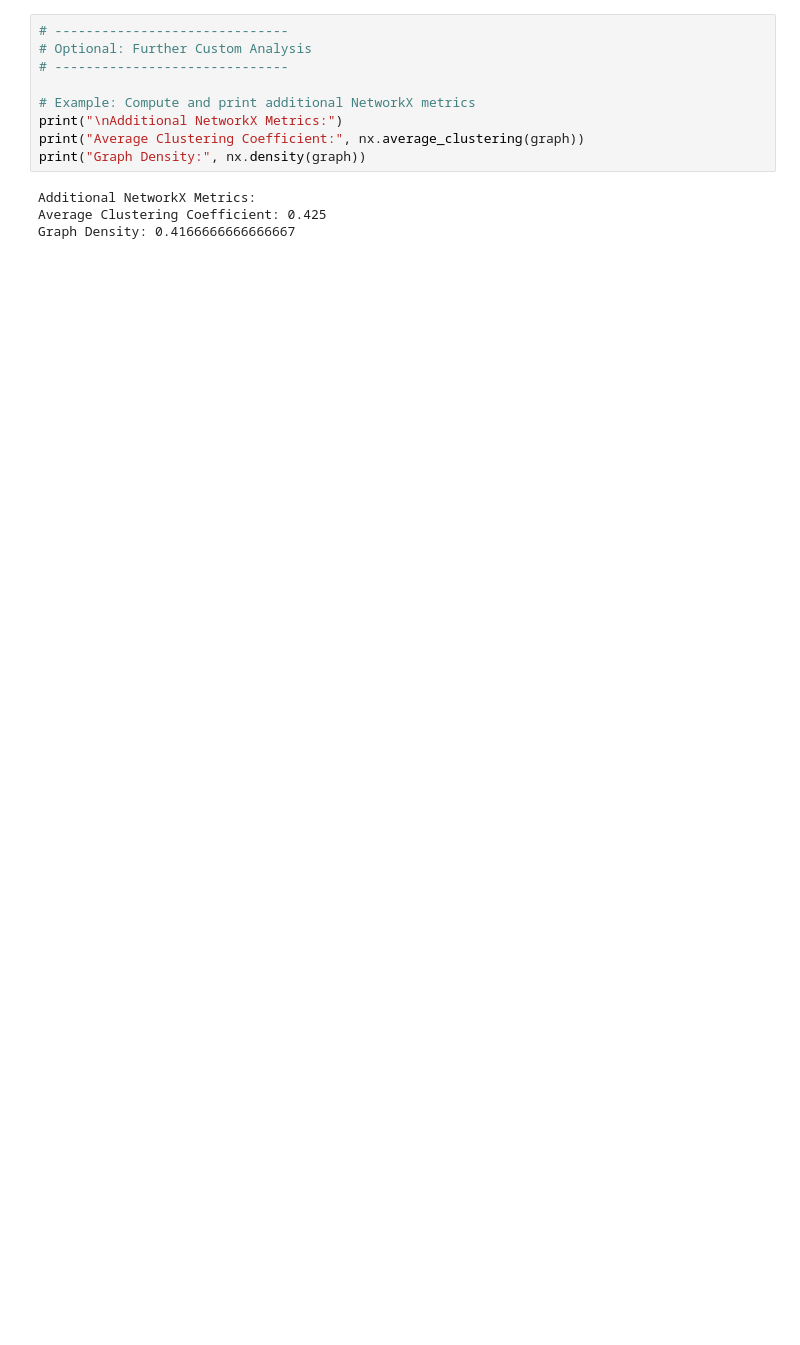
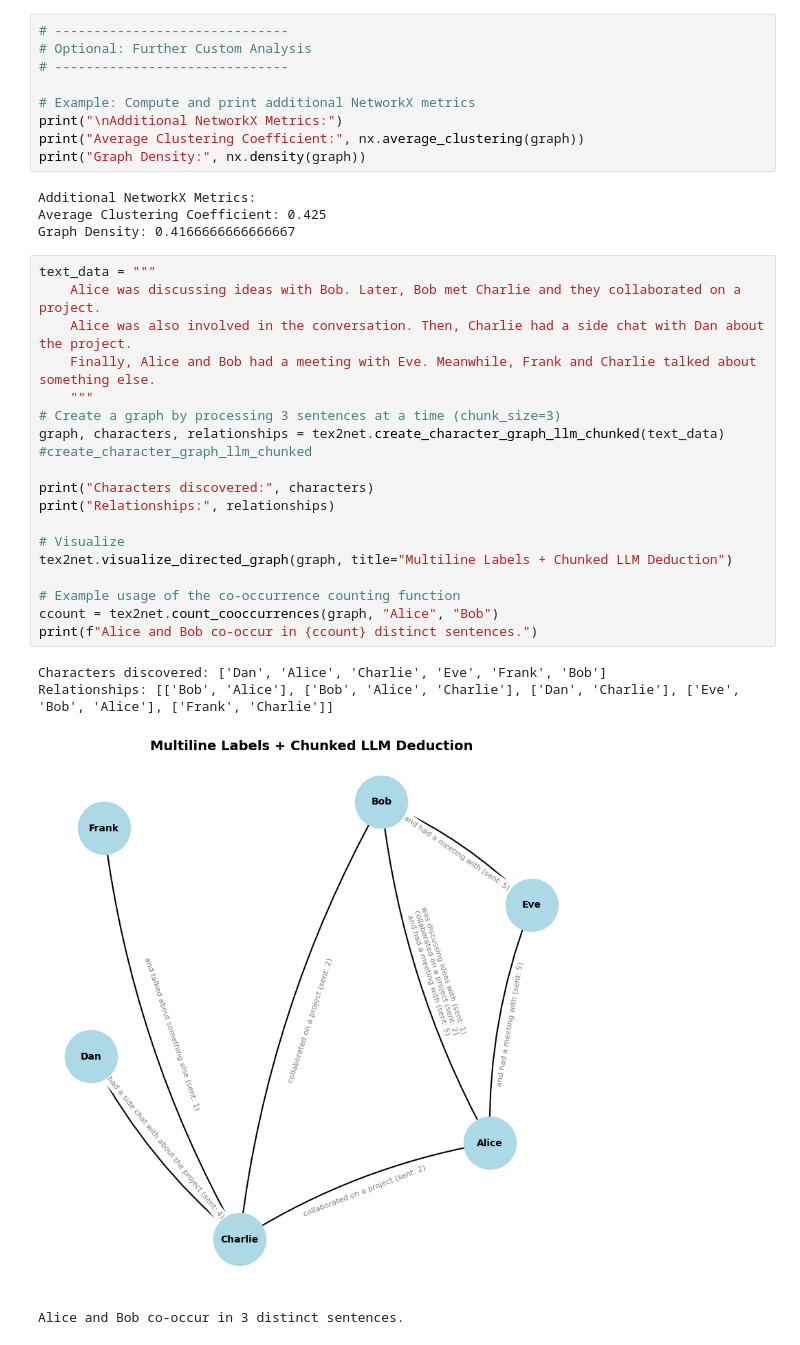
Before and after one commit to jtaca/tex2net, a Jupyter notebook: example_usage.ipynb, the cells around one changed output. Saved outputs shown, nothing was run; the diff lists cells and outputs as text; blank space fills up the shorter version.

```diff
--- a/example_usage.ipynb
+++ b/example_usage.ipynb
@@ -131,3 +131,26 @@ print("Graph Density:", nx.density(graph))
 Additional NetworkX Metrics:
 Average Clustering Coefficient: 0.425
 Graph Density: 0.4166666666666667
+# %%
+text_data = """
+    Alice was discussing ideas with Bob. Later, Bob met Charlie and they collaborated on a project.
+    Alice was also involved in the conversation. Then, Charlie had a side chat with Dan about the project.
+    Finally, Alice and Bob had a meeting with Eve. Meanwhile, Frank and Charlie talked about something else.
+    """
+# Create a graph by processing 3 sentences at a time (chunk_size=3)
+graph, characters, relationships = tex2net.create_character_graph_llm_chunked(text_data) #create_character_graph_llm_chunked
+
+print("Characters discovered:", characters)
+print("Relationships:", relationships)
+
+# Visualize
+tex2net.visualize_directed_graph(graph, title="Multiline Labels + Chunked LLM Deduction")
+
+# Example usage of the co-occurrence counting function
+ccount = tex2net.count_cooccurrences(graph, "Alice", "Bob")
+print(f"Alice and Bob co-occur in {ccount} distinct sentences.")
+# %% [output]
+Characters discovered: ['Dan', 'Alice', 'Charlie', 'Eve', 'Frank', 'Bob']
+Relationships: [['Bob', 'Alice'], ['Bob', 'Alice', 'Charlie'], ['Dan', 'Charlie'], ['Eve', 'Bob', 'Alice'], ['Frank', 'Charlie']]
+[figure, added]
+Alice and Bob co-occur in 3 distinct sentences.
```
Also changed, not shown: parts of 2 cells of this notebook.
